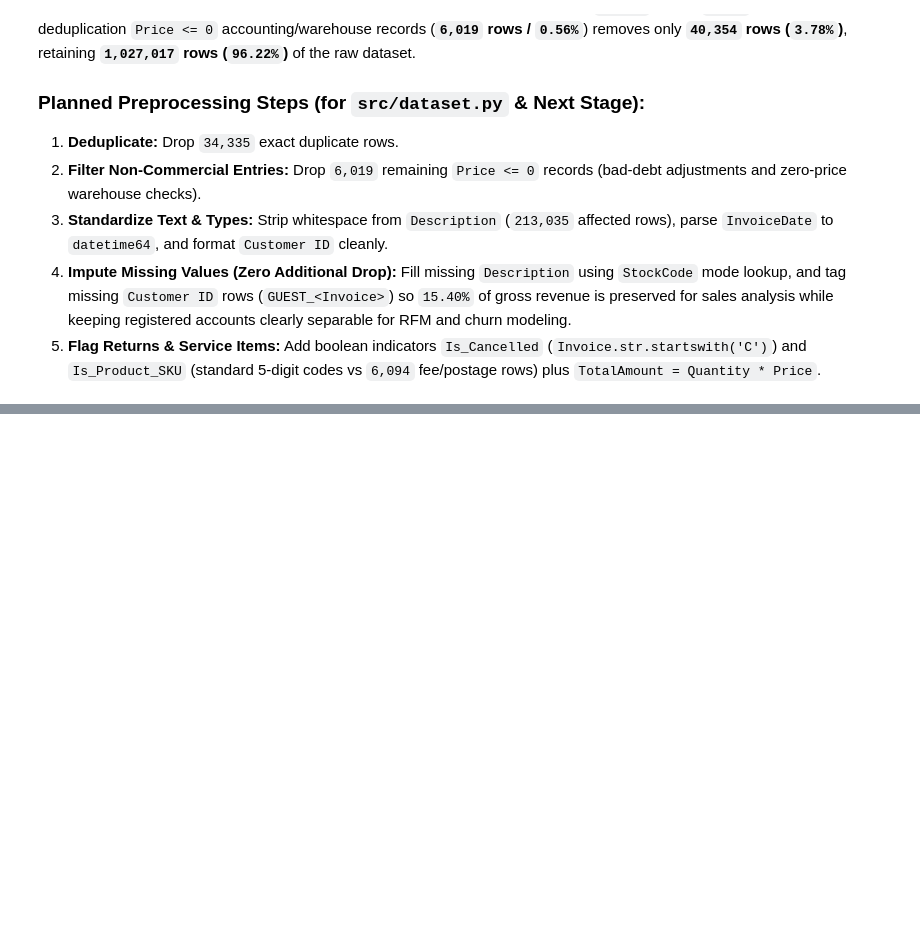
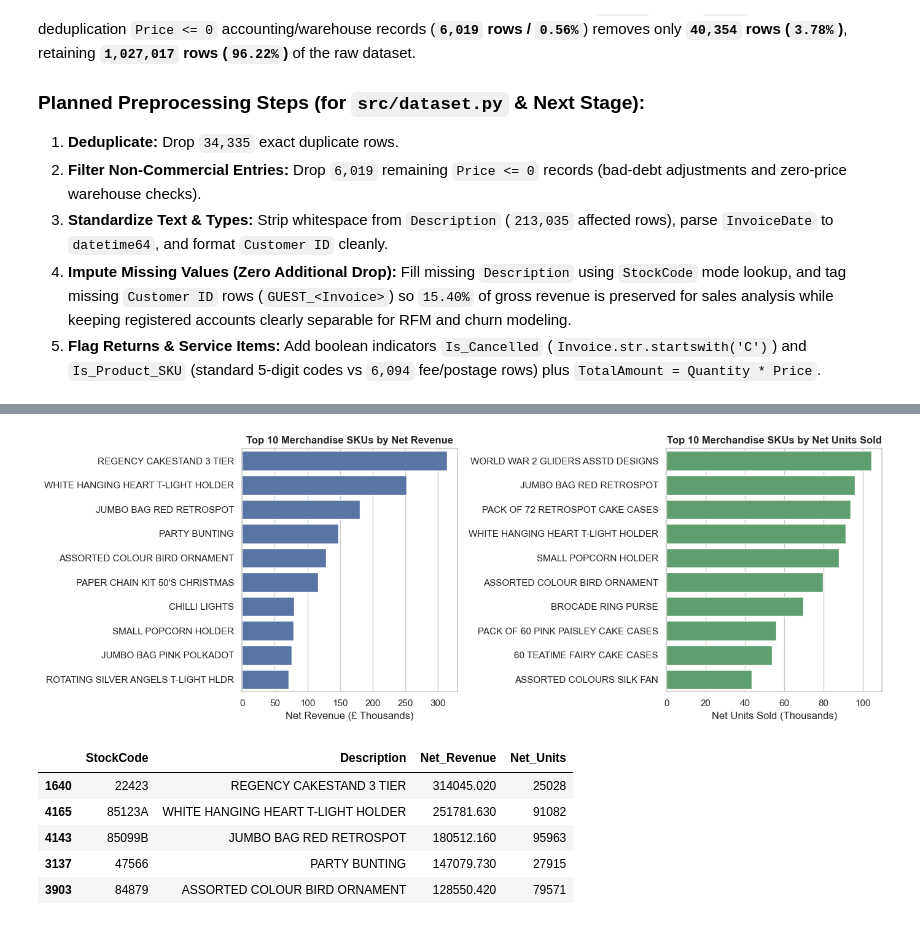
Before and after one commit to ankit-singh09/Retail-Ecommerce--CSCP, a Jupyter notebook: notebooks/1.0-eda.ipynb, the cells around one changed output, grey strips where cells are left out. Drawn from its saved outputs; the diff is of its cells as text; code cells hidden in the pictures; blank space fills up the shorter version.

```diff
--- a/notebooks/1.0-eda.ipynb
+++ b/notebooks/1.0-eda.ipynb
@@ -490,0 +580,13 @@ Running the exact pre-cleaning simulation confirms that removing exact duplicate
+# %%
+top_products = plot_top_merchandise_products(
+    df_clean, top_n=10, save_path=figures_dir / 'top_10_merchandise_products.png'
+)
+display(top_products.head(5))
+# %% [output]
+[figure, added]
+|  | StockCode | Description | Net_Revenue | Net_Units |
+| 1640 | 22423 | REGENCY CAKESTAND 3 TIER | 314045.020 | 25028 |
+| 4165 | 85123A | WHITE HANGING HEART T-LIGHT HOLDER | 251781.630 | 91082 |
+| 4143 | 85099B | JUMBO BAG RED RETROSPOT | 180512.160 | 95963 |
+| 3137 | 47566 | PARTY BUNTING | 147079.730 | 27915 |
+| 3903 | 84879 | ASSORTED COLOUR BIRD ORNAMENT | 128550.420 | 79571 |
```
Also changed, not shown: parts of 10 cells of this notebook, 5 other files.
